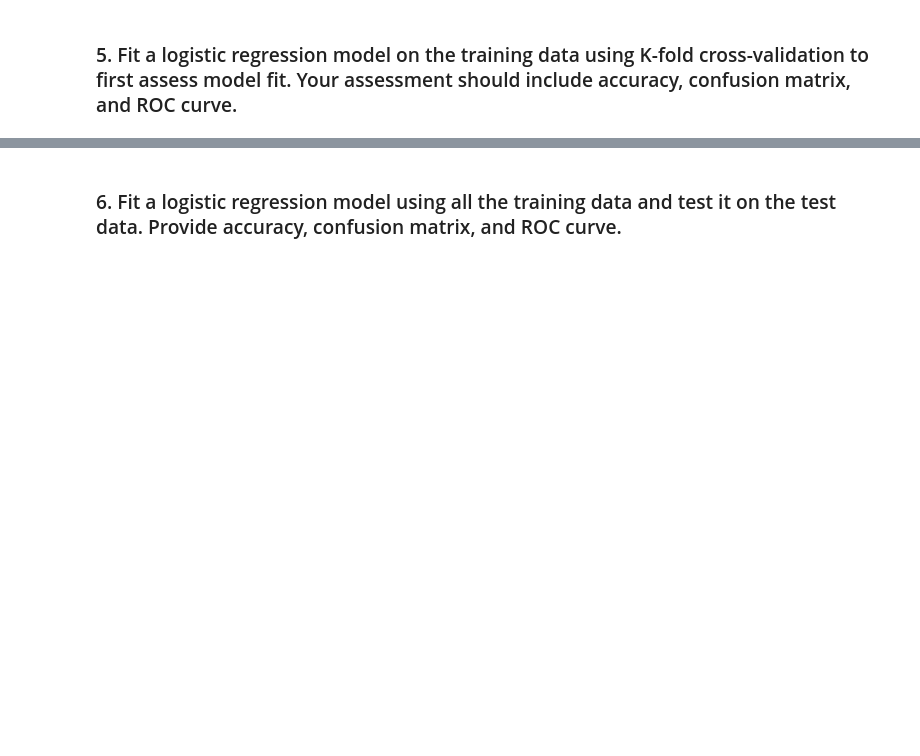
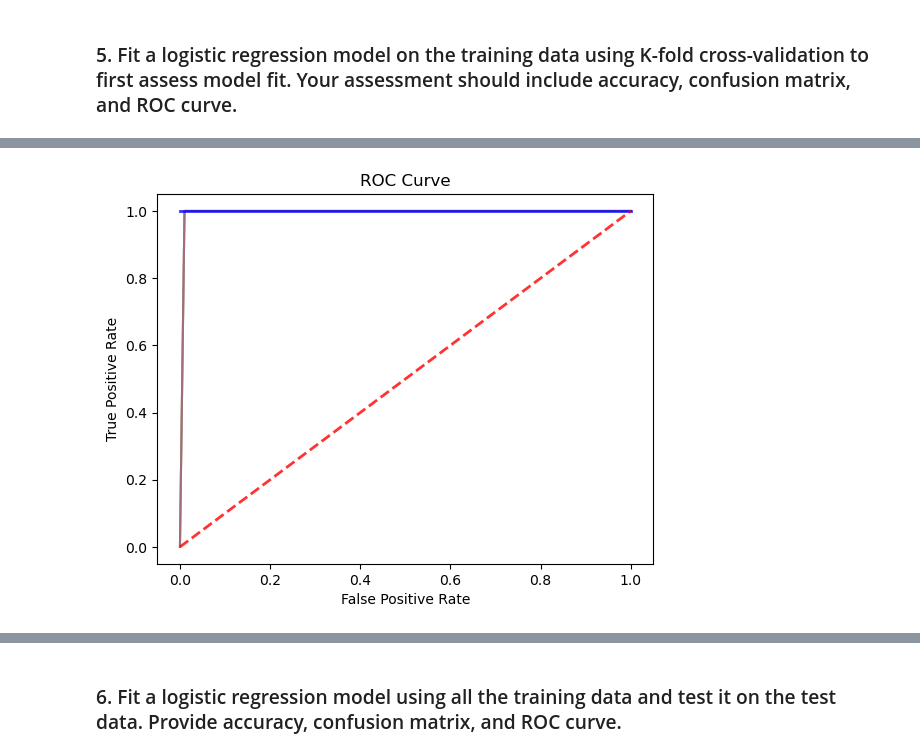
Before and after one commit to Prof-Ramesh-Srinivasan/assignment-3-MelisaAzimihashemi, a Jupyter notebook: Assignment3.ipynb, the cells around one changed output, grey strips where cells are left out. Drawn from its saved outputs; the diff is of its cells as text; code cells hidden in the pictures; blank space fills up the shorter version.

```diff
--- a/Assignment3.ipynb
+++ b/Assignment3.ipynb
@@ -255,0 +156,71 @@ ROC AUC Score: 1.0
+# %%
+from sklearn.preprocessing import StandardScaler
+
+from sklearn.linear_model import LogisticRegression
+from sklearn.metrics import accuracy_score, confusion_matrix, roc_curve, auc
+from sklearn.model_selection import KFold
+from sklearn.preprocessing import StandardScaler
+import matplotlib.pyplot as plt
+
+
+logreg = LogisticRegression(max_iter=1000)
+kf = KFold(n_splits=5, shuffle=True, random_state=42)
+accuracies = []
+confusion_matrices = []
+roc_auc_scores = []
+mean_fpr = np.linspace(0, 1, 100)
+
+for train_index, val_index in kf.split(X_train):
+    X_train_fold, X_val_fold = X_train.iloc[train_index], X_train.iloc[val_index]
+    y_train_fold, y_val_fold = y_train.iloc[train_index], y_train.iloc[val_index]
+
+
+    scaler = StandardScaler()
+
+    X_train_fold_scaled = scaler.fit_transform(X_train_fold)
+
+    X_val_fold_scaled = scaler.transform(X_val_fold)
+
+    logreg.fit(X_train_fold_scaled, y_train_fold)
+    y_pred_fold = logreg.predict(X_val_fold_scaled)
+    y_pred_proba_fold = logreg.predict_proba(X_val_fold_scaled)[:, 1]
+
+    accuracy = accuracy_score(y_val_fold, y_pred_fold)
+    accuracies.append(accuracy)
+
+    cm = confusion_matrix(y_val_fold, y_pred_fold)
+    confusion_matrices.append(cm)
+
+    fpr, tpr, _ = roc_curve(y_val_fold, y_pred_proba_fold)
+    roc_auc = auc(fpr, tpr)
+    roc_auc_scores.append(roc_auc)
+
+    tpr = np.interp(mean_fpr, fpr, tpr)
+    tpr[0] = 0.0
+    plt.plot(mean_fpr, tpr, alpha=0.4)
+
+mean_accuracy = np.mean(accuracies)
+mean_auc = np.mean(roc_auc_scores)
+
+
+mean_tpr = np.mean([
+    np.interp(mean_fpr, roc_curve(y_train.iloc[val_index], logreg.predict_proba(scaler.transform(X_train.iloc[val_index]))[:, 1])[0],
+              roc_curve(y_train.iloc[val_index], logreg.predict_proba(scaler.transform(X_train.iloc[val_index]))[:, 1])[1])
+    for train_index, val_index in kf.split(X_train)], axis=0)
+
+mean_tpr[-1] = 1.0
+
+
+plt.plot(mean_fpr, mean_tpr, color='blue', lw=2, alpha=0.8)
+plt.plot([0, 1], [0, 1], linestyle='--', lw=2, color='r', alpha=0.8)
+plt.xlabel('False Positive Rate')
+plt.ylabel('True Positive Rate')
+plt.title('ROC Curve')
+plt.show()
+
+print(f'Mean Accuracy: {mean_accuracy}')
+print(f'Mean AUC: {mean_auc}')
+for i, cm in enumerate(confusion_matrices, 1):
+    print(f'Confusion Matrix for Fold {i}:\n{cm}')
+# %% [output]
+[figure, added]
```
Also changed, not shown: parts of 15 cells of this notebook.
